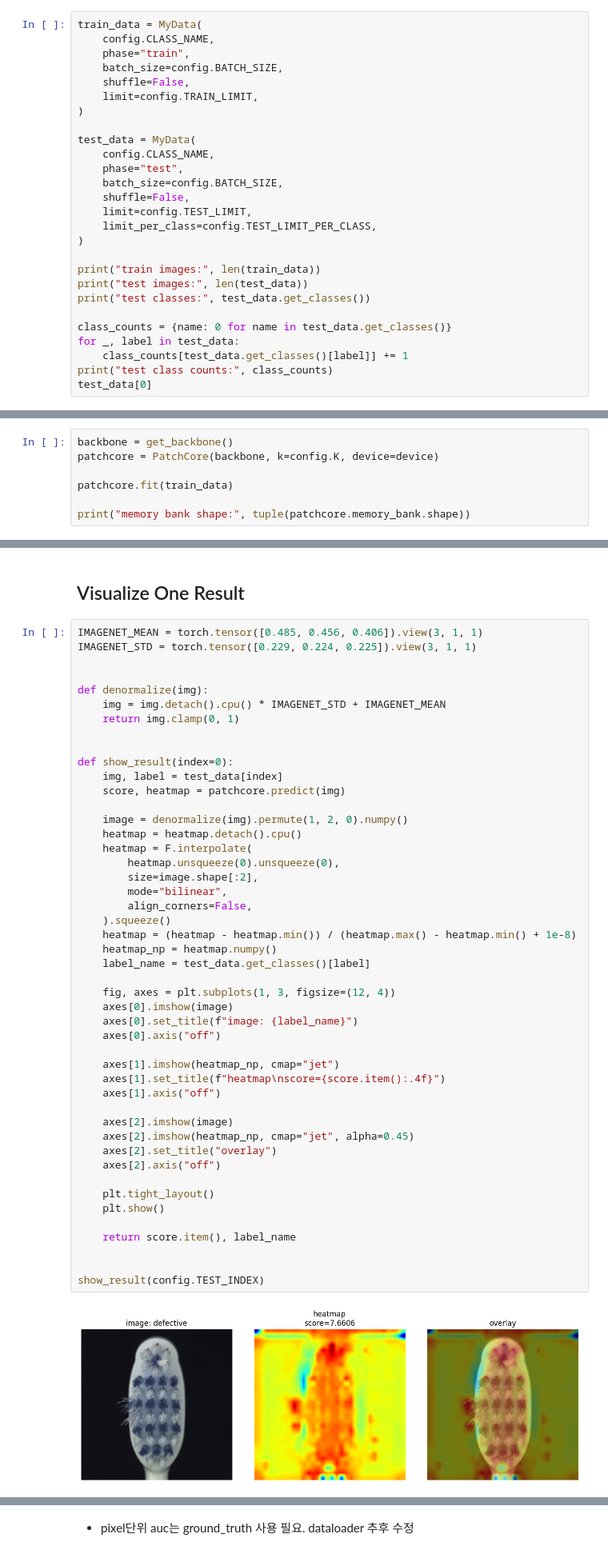
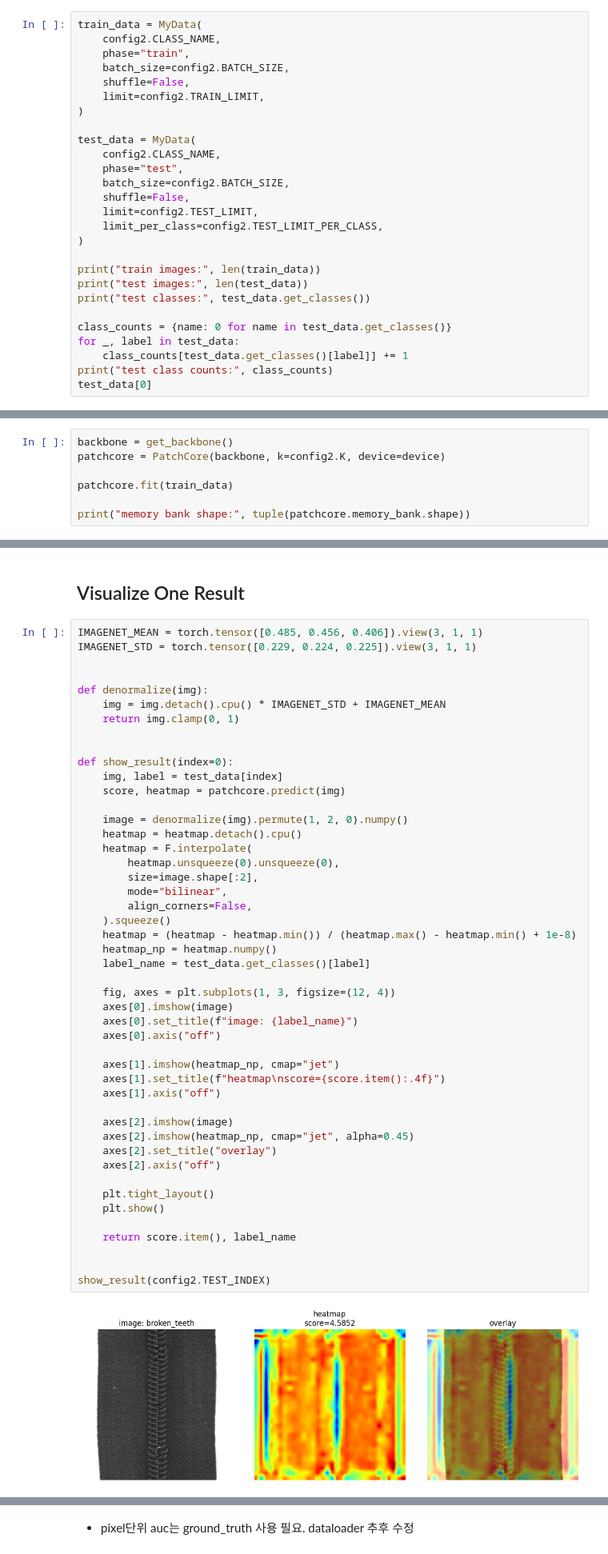
Before and after one commit to ha5804/MVTec, a Jupyter notebook: Patchcore.ipynb, the cells around one changed output, grey strips where cells are left out. Shown at 80% size. Saved outputs shown, nothing was run; the diff lists cells and outputs as text.

```diff
--- a/Patchcore.ipynb
+++ b/Patchcore.ipynb
@@ -42,20 +42,20 @@ mps
 - datasets/data.py
 # %%
 train_data = MyData(
-    config.CLASS_NAME,
+    config2.CLASS_NAME,
     phase="train",
-    batch_size=config.BATCH_SIZE,
+    batch_size=config2.BATCH_SIZE,
     shuffle=False,
-    limit=config.TRAIN_LIMIT,
+    limit=config2.TRAIN_LIMIT,
 )
 
 test_data = MyData(
-    config.CLASS_NAME,
+    config2.CLASS_NAME,
     phase="test",
-    batch_size=config.BATCH_SIZE,
+    batch_size=config2.BATCH_SIZE,
     shuffle=False,
-    limit=config.TEST_LIMIT,
-    limit_per_class=config.TEST_LIMIT_PER_CLASS,
+    limit=config2.TEST_LIMIT,
+    limit_per_class=config2.TEST_LIMIT_PER_CLASS,
 )
 
 print("train images:", len(train_data))
@@ -93,7 +93,7 @@ test class counts: {'defective': 3, 'good': 3}
 ## Fit PatchCore
 # %%
 backbone = get_backbone()
-patchcore = PatchCore(backbone, k=config.K, device=device)
+patchcore = PatchCore(backbone, k=config2.K, device=device)
 
 patchcore.fit(train_data)
 
@@ -122,32 +122,32 @@ def show_result(index=0):
         heatmap.unsqueeze(0).unsqueeze(0),
         size=image.shape[:2],
         mode="bilinear",
         align_corners=False,
     ).squeeze()
     heatmap = (heatmap - heatmap.min()) / (heatmap.max() - heatmap.min() + 1e-8)
     heatmap_np = heatmap.numpy()
     label_name = test_data.get_classes()[label]
 
     fig, axes = plt.subplots(1, 3, figsize=(12, 4))
     axes[0].imshow(image)
     axes[0].set_title(f"image: {label_name}")
     axes[0].axis("off")
 
     axes[1].imshow(heatmap_np, cmap="jet")
     axes[1].set_title(f"heatmap\nscore={score.item():.4f}")
     axes[1].axis("off")
 
     axes[2].imshow(image)
     axes[2].imshow(heatmap_np, cmap="jet", alpha=0.45)
     axes[2].set_title("overlay")
     axes[2].axis("off")
 
     plt.tight_layout()
     plt.show()
 
     return score.item(), label_name
 
 
-show_result(config.TEST_INDEX)
+show_result(config2.TEST_INDEX)
 # %% [output]
-[figure, old version]
+[figure, new version]
```
Also changed, not shown: parts of 9 cells of this notebook, 27 other files.
